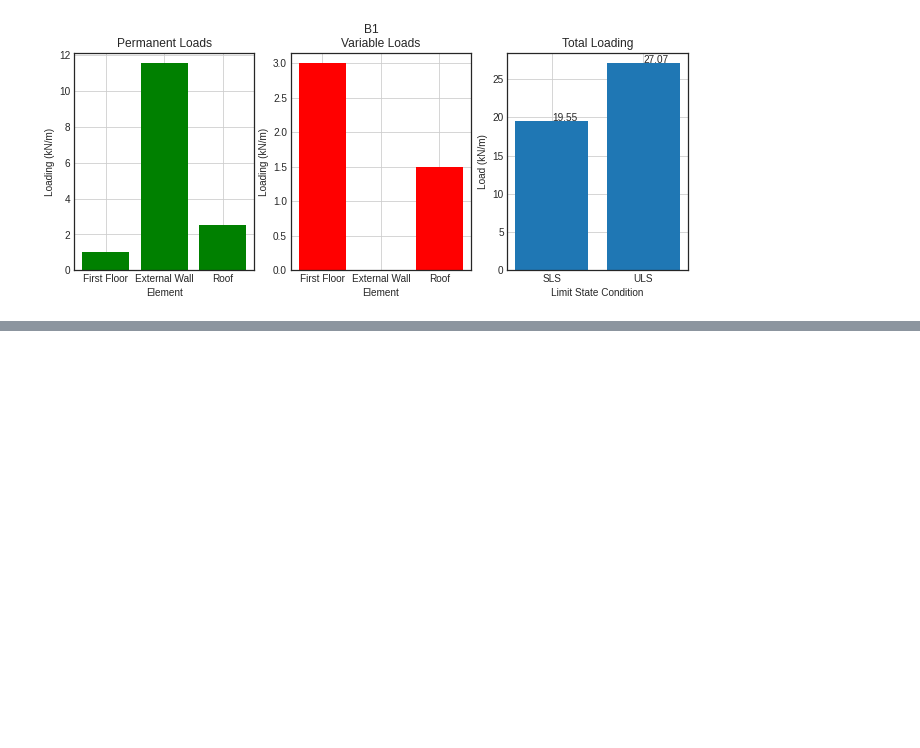
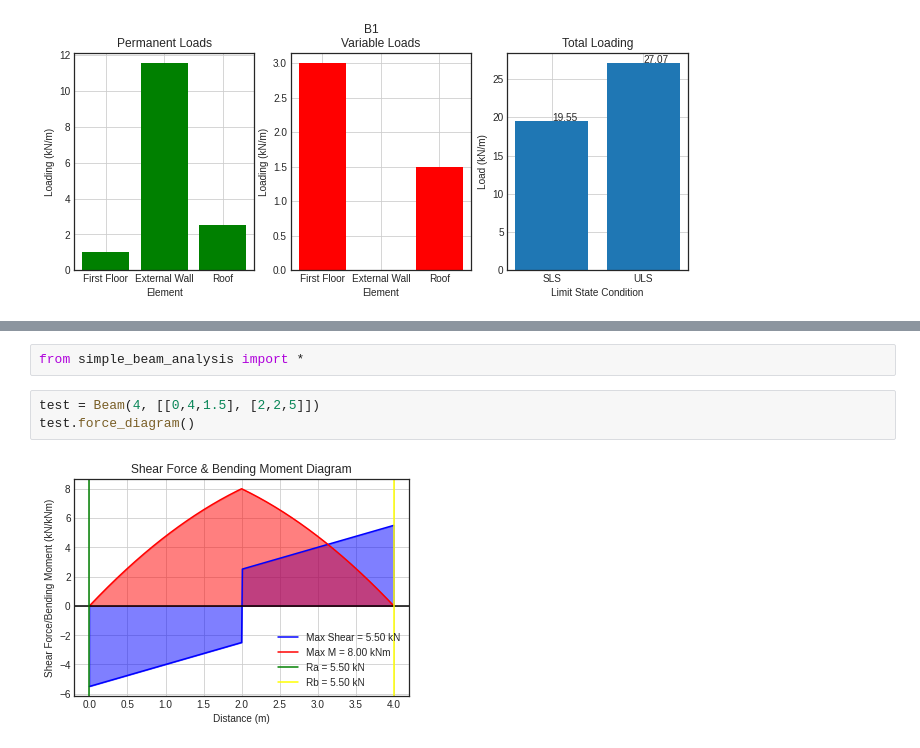
Before and after one commit to paulevalentine/Python_Development, a Jupyter notebook: pack.ipynb, the cells around one changed output, grey strips where cells are left out. Drawn from its saved outputs; the diff is of its cells as text; blank space fills up the shorter version.

```diff
--- a/pack.ipynb
+++ b/pack.ipynb
@@ -126,0 +131,7 @@ w1.plot_load_components()
+# %%
+from simple_beam_analysis import *
+# %%
+test = Beam(4, [[0,4,1.5], [2,2,5]])
+test.force_diagram()
+# %% [output]
+[figure, added]
```
Also changed, not shown: parts of 1 cell of this notebook, 3 other files.
